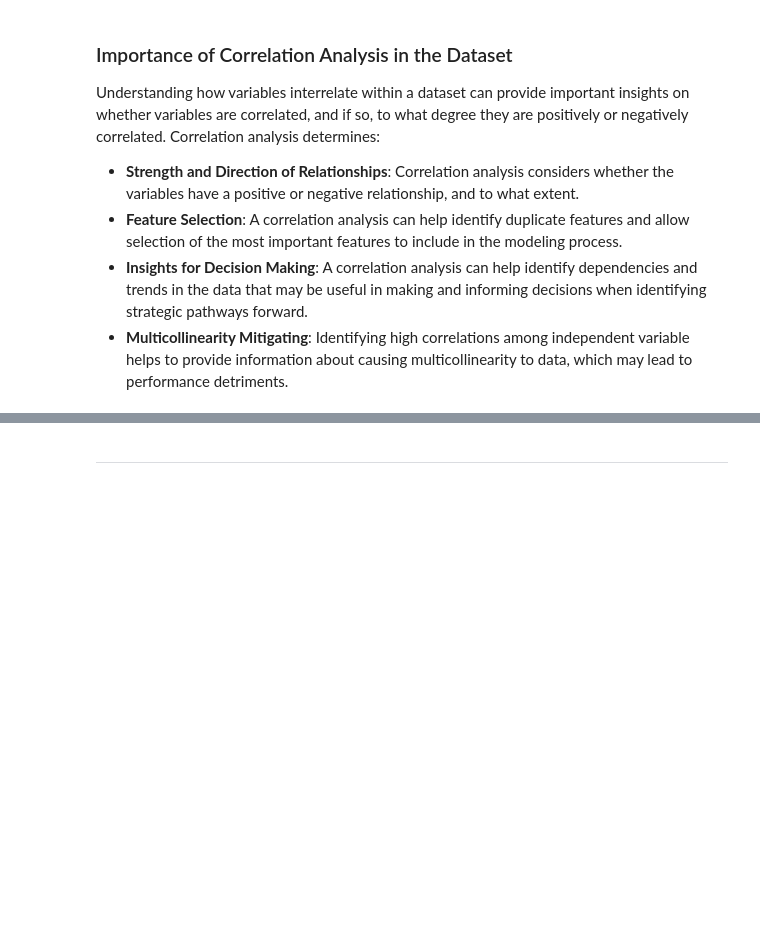
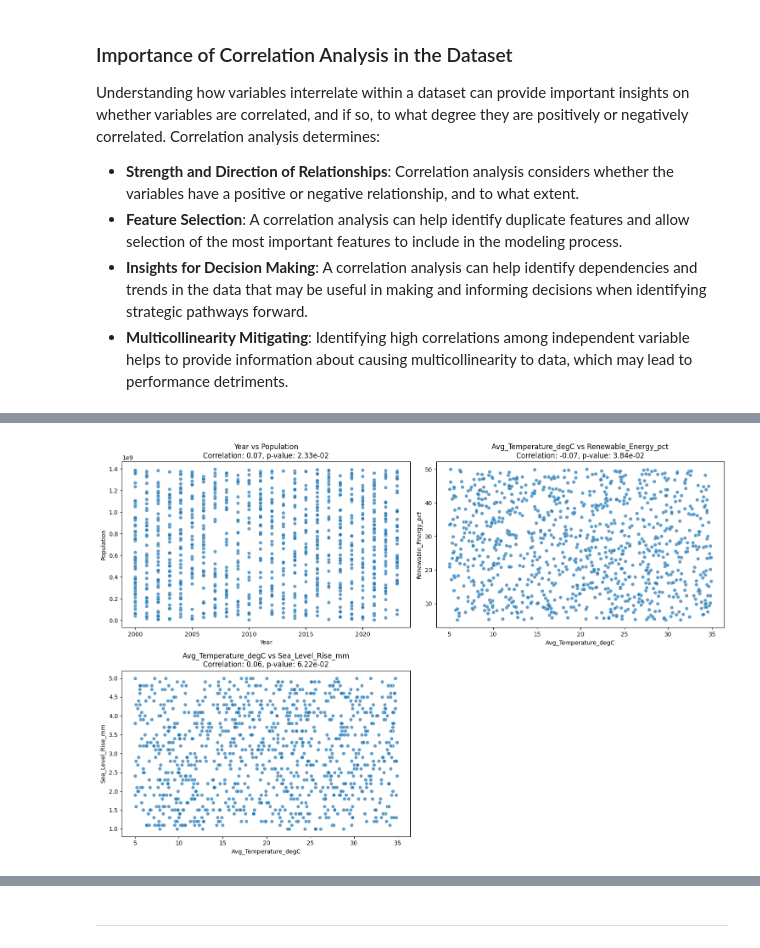
Before and after one commit to Ewa1986/GlobalEcoInsights2000-2024, a Jupyter notebook: jupyter_notebooks/Notebook_Template.ipynb, the cells around one changed output, grey strips where cells are left out. Saved outputs shown, nothing was run; the diff lists cells and outputs as text; code cells hidden in the pictures; blank space fills up the shorter version.

```diff
--- a/jupyter_notebooks/Notebook_Template.ipynb
+++ b/jupyter_notebooks/Notebook_Template.ipynb
@@ -290,0 +304,15 @@ Weak Rank 3: 'Population' and 'Sea_Level_Rise_mm' with a correlation coefficient
+# %%
+# Visualize the top 3 correlations using scatter plots
+plt.figure(figsize=(15, 10))
+
+for idx, ((var1, var2), stats) in enumerate(top_3_correlations, start=1):
+    plt.subplot(2, 2, idx)
+    sns.scatterplot(data=df, x=var1, y=var2, alpha=0.7)
+    plt.title(f"{var1} vs {var2}\nCorrelation: {stats['correlation']:.2f}, p-value: {stats['p_value']:.2e}")
+    plt.xlabel(var1)
+    plt.ylabel(var2)
+
+plt.tight_layout()
+plt.show()
+# %% [output]
+[figure, added]
```
Also changed, not shown: parts of 6 cells of this notebook.
